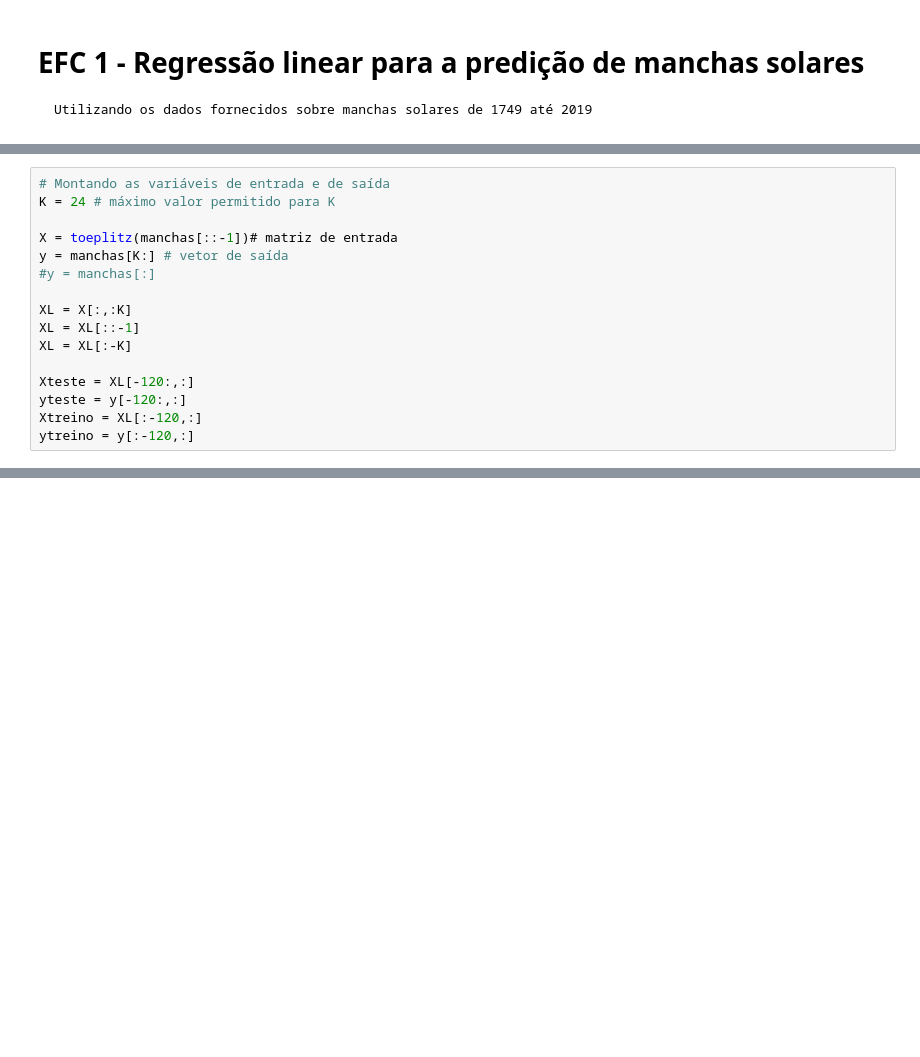
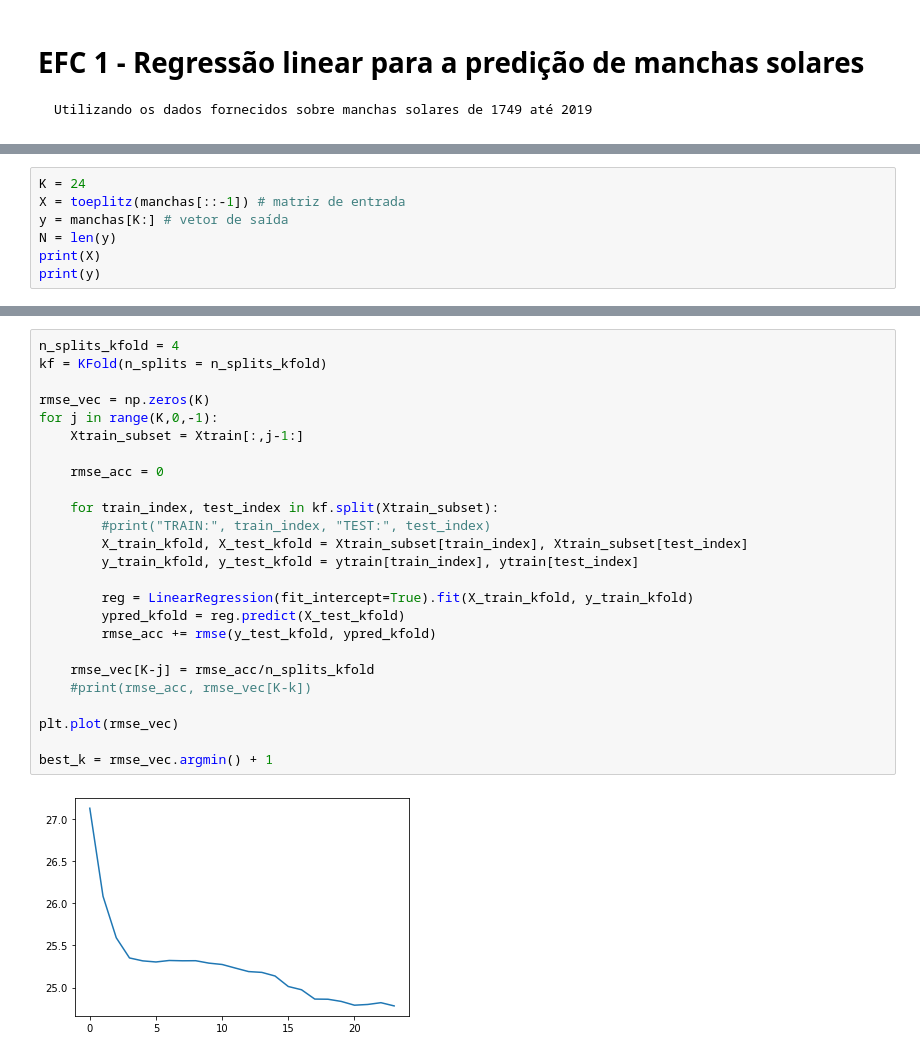
Before and after one commit to marinacer/EFC1, a Jupyter notebook: EFC1.ipynb, the cells around one changed output, grey strips where cells are left out. Saved outputs shown, nothing was run; the diff lists cells and outputs as text; blank space fills up the shorter version.

```diff
--- a/EFC1.ipynb
+++ b/EFC1.ipynb
@@ -27,16 +26,7 @@ plt.show()
 # %%
-# Montando as variáveis de entrada e de saída
-K = 24 # máximo valor permitido para K
-
-X = toeplitz(manchas[::-1])# matriz de entrada
+K = 24
+X = toeplitz(manchas[::-1]) # matriz de entrada
 y = manchas[K:] # vetor de saída
-#y = manchas[:]
-
-XL = X[:,:K]
-XL = XL[::-1]
-XL = XL[:-K]
-
-Xteste = XL[-120:,:]
-yteste = y[-120:,:]
-Xtreino = XL[:-120,:]
-ytreino = y[:-120,:]
+N = len(y)
+print(X)
+print(y)
@@ -97,0 +80,27 @@ plt.plot(rmse_history[0])
+# %%
+n_splits_kfold = 4
+kf = KFold(n_splits = n_splits_kfold)
+
+rmse_vec = np.zeros(K)
+for j in range(K,0,-1):
+    Xtrain_subset = Xtrain[:,j-1:]
+
+    rmse_acc = 0
+
+    for train_index, test_index in kf.split(Xtrain_subset):
+        #print("TRAIN:", train_index, "TEST:", test_index)
+        X_train_kfold, X_test_kfold = Xtrain_subset[train_index], Xtrain_subset[test_index]
+        y_train_kfold, y_test_kfold = ytrain[train_index], ytrain[test_index]
+
+        reg = LinearRegression(fit_intercept=True).fit(X_train_kfold, y_train_kfold)
+        ypred_kfold = reg.predict(X_test_kfold)
+        rmse_acc += rmse(y_test_kfold, ypred_kfold)
+
+    rmse_vec[K-j] = rmse_acc/n_splits_kfold
+    #print(rmse_acc, rmse_vec[K-k])
+
+plt.plot(rmse_vec)
+
+best_k = rmse_vec.argmin() + 1
+# %% [output]
+[figure, added]
```
Also changed, not shown: parts of 22 cells of this notebook.
